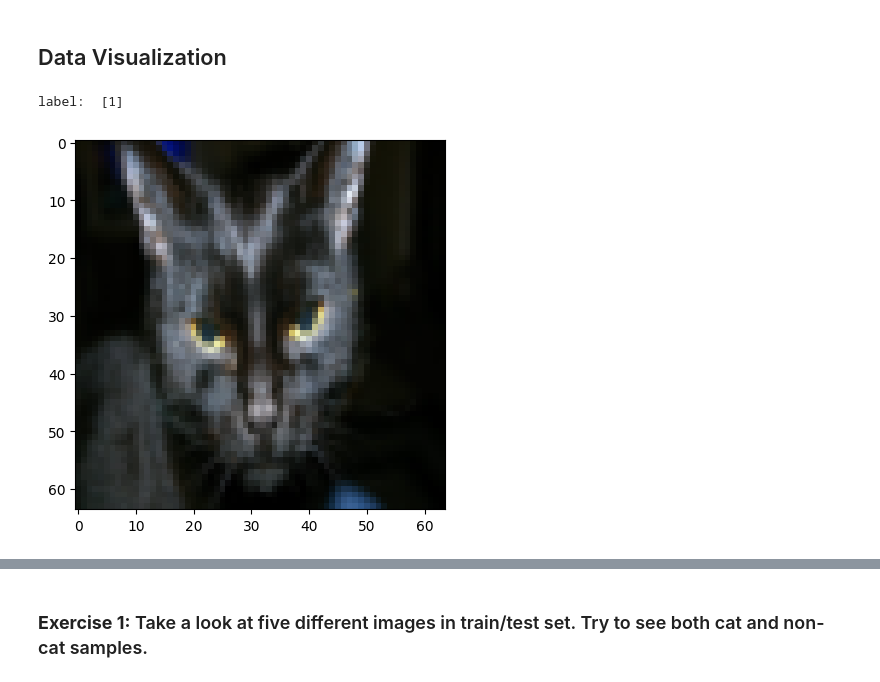
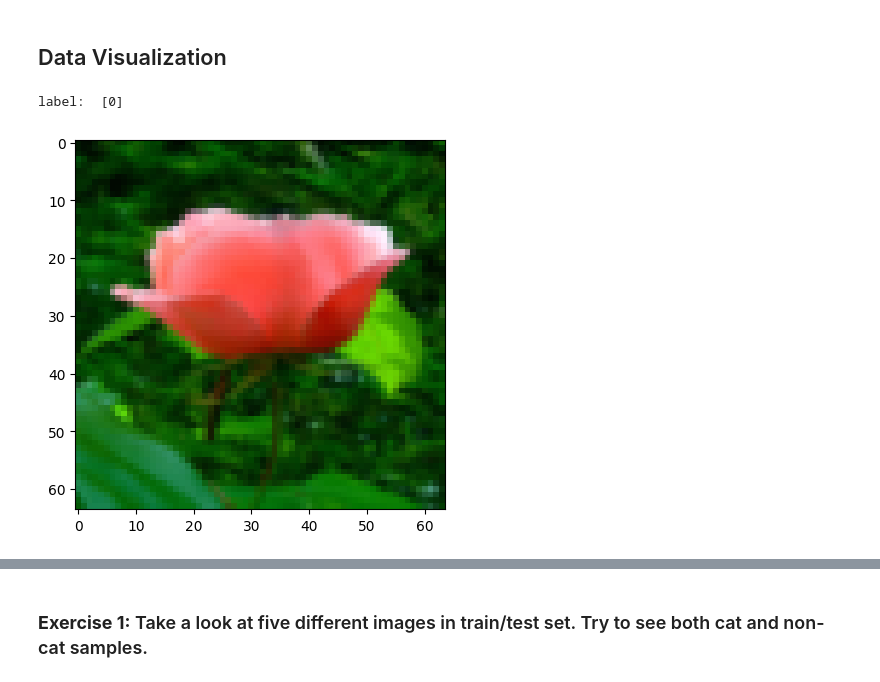
Before and after one commit to Qanntu/COMP3132Winter2025, a Jupyter notebook: LabWeek2/LabWeek2.ipynb, the cells around one changed output, grey strips where cells are left out. Cells and saved outputs as stored; diff of their text form; code cells hidden in the pictures.

```diff
--- a/LabWeek2/LabWeek2.ipynb
+++ b/LabWeek2/LabWeek2.ipynb
@@ -69,10 +69,10 @@ File downloaded: test_catvnoncat.h5
 ## Data Visualization
 # %%
 # Example of a picture
-index = 25   # select a number between 0 and 208
+index = np.random.randint(100)   # select a number between 0 and 208
 #index = np.random.randint(0, 200)  # you can also generate a random number and see the different imagge each time
 plt.imshow(train_set_x_orig[index])
 print("label: ", train_set_y[:, index])
 # %% [output]
-label:  [1]
+label:  [0]
-[figure, old version]
+[figure, new version]
```
Also changed, not shown: parts of 16 cells of this notebook.
